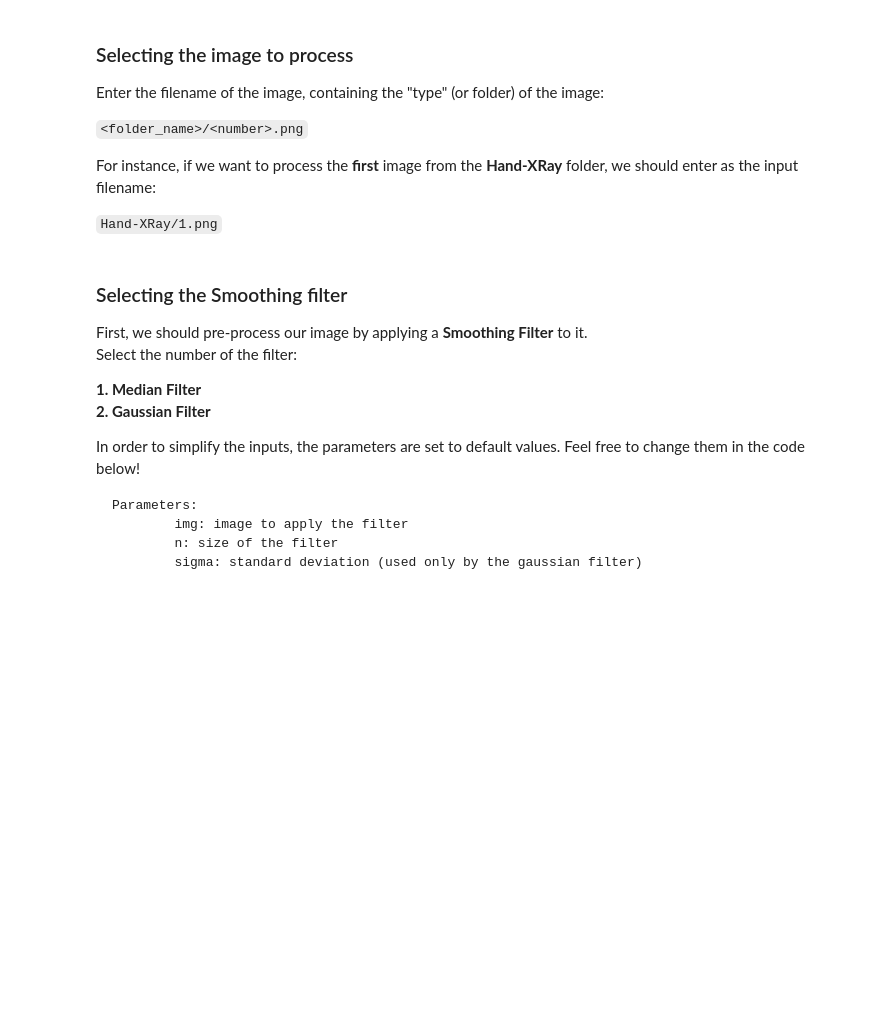
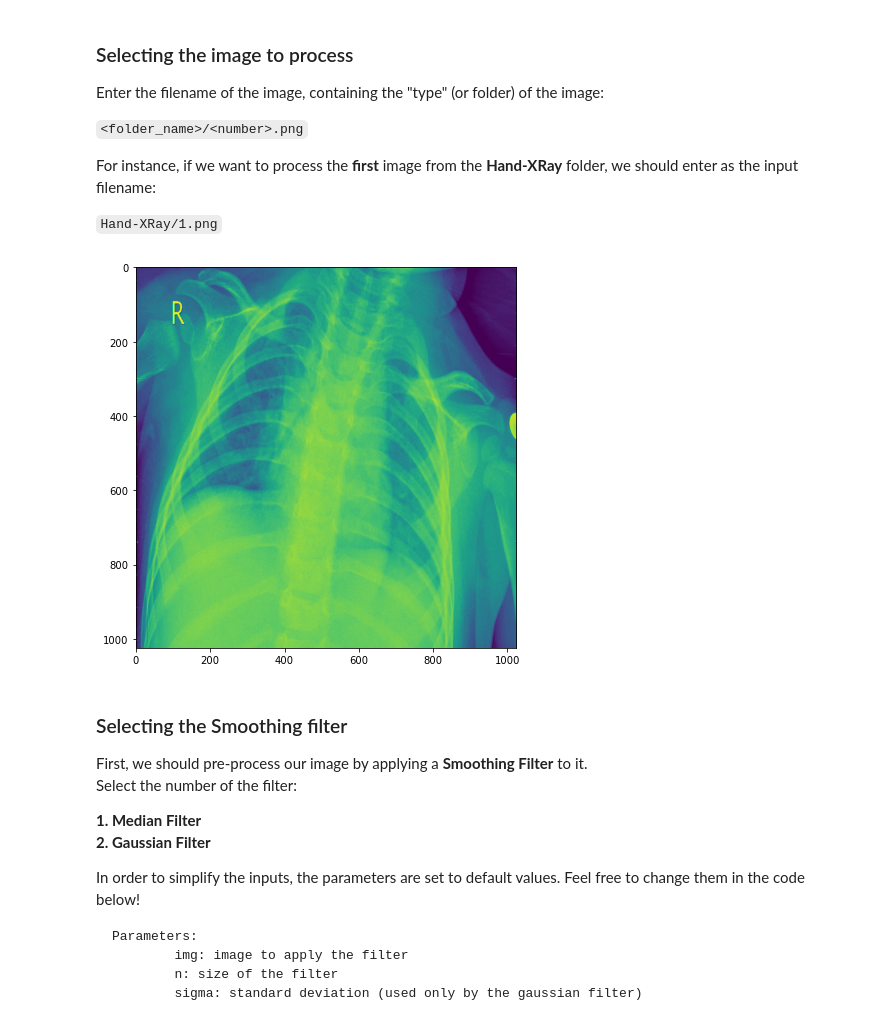
Before and after one commit to alyson1907/image-highlighter, a Jupyter notebook: main.ipynb, the cells around one changed output. Cells and saved outputs as stored; diff of their text form; code cells hidden in the pictures; blank space fills up the shorter version.

```diff
--- a/main.ipynb
+++ b/main.ipynb
@@ -10,19 +10,22 @@ For instance, if we want to process the **first** image from the **Hand-XRay** f
 # %%
 
 import imageio
 import matplotlib.pyplot as plt
 import numpy as np
 # Project modules
 from filters import filter_appliers as f
 from filters import helpers as hp
 from filters import color_methods as color
 
 # filename = str(input("Enter the image name: "))
 # img = imageio.imread('images/' + filename)
-img = imageio.imread('images/' + 'Hand-XRay/3.png')
+img = imageio.imread('images/' + 'COVID-19-Pneumonia/1.png')
 
 # Handling third dimension of some Gray images
 img = hp.trim_dimension(img)
+hp.printImg(img, size=7)
+# %% [output]
+[figure, added]
 # %% [markdown]
 ### Selecting the Smoothing filter
 First, we should pre-process our image by applying a **Smoothing Filter** to it.
```
Also changed, not shown: parts of 6 cells of this notebook, 2 other files.
